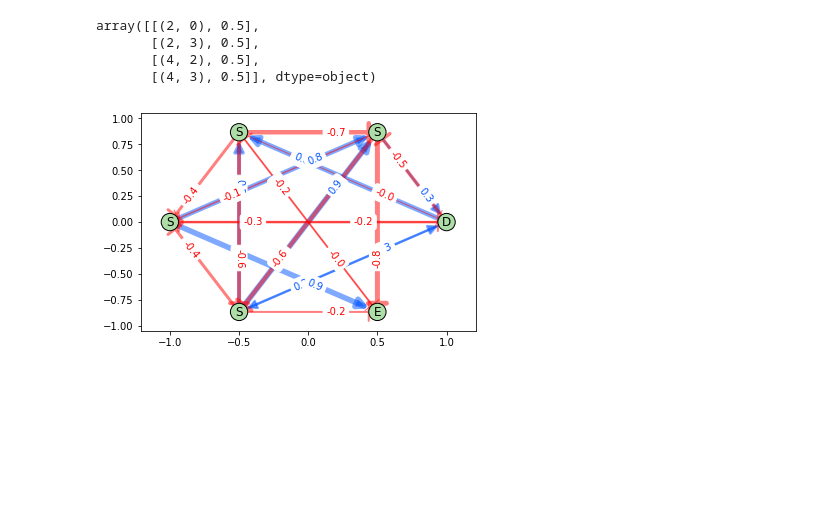
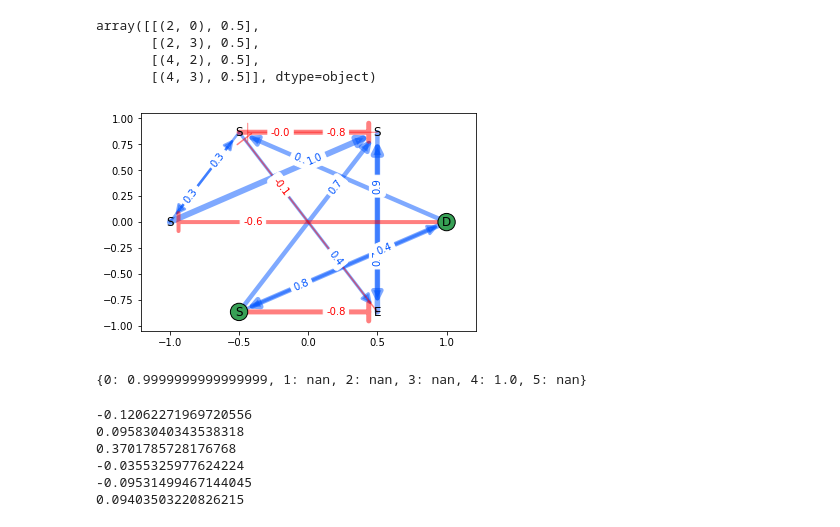
Before and after one commit to Ngort/CS166, a Jupyter notebook: Final project/MS_Immune_Network_Evolution.ipynb, the cells around one changed output. Drawn from its saved outputs; the diff is of its cells as text; code cells hidden in the pictures; blank space fills up the shorter version.

```diff
--- a/Final project/MS_Immune_Network_Evolution.ipynb
+++ b/Final project/MS_Immune_Network_Evolution.ipynb
@@ -7,9 +9,9 @@ import matplotlib
 
 class Host:
     def __init__(self):
-        n_nodes = 6
+        self.n_nodes = 6
 
-        self.network = nx.binomial_graph(directed=True, n=n_nodes,p=0.5)
+        self.network = nx.binomial_graph(directed=True, n=self.n_nodes,p=0.5)
 
         for node in self.network.nodes:
             self.network.nodes[node]['active'] = 0.5
@@ -22,18 +24,20 @@ class Host:
 
 
     def update(self):
-        temp = self.network
+        network_copy = deepcopy(self.network)
 
         for node in self.network.nodes:
-           """
-           to do: loop over all nodes with incoming
-           links to each node, check whether they are
-           positive or negative, construct the variables
-           sum of kij x p*j and sum of lij x p*j
+            dP = 0
+            for n in self.network.predecessors(n=node):
+                weight = nx.get_edge_attributes(self.network,'weight')[(n,node)]
+                if weight > 0:
+                    dP += (1-self.network.node[node]['active'])*weight*self.network.node[n]['active']
+                else:
+                    dP += self.network.node[node]['active']*weight*self.network.node[n]['active']
 
-           """
+            network_copy.node[node]['active'] += dP
 
-           pass
+        self.network = network_copy
 
 
     def fitness(self):
@@ -71,7 +75,12 @@ class Host:
                                pos=pos, width=[5*abs(w)+1 for w in negative_weights], arrowsize=30, edge_color = '#FF0000',
                                 alpha=0.6, arrowstyle=matplotlib.patches.ArrowStyle("|-|",widthA=0, widthB=0.3))
 
-        letters = ['D']+(self.network.number_of_nodes()-2)*['S']+['E']
+        if n_nodes == self.network.number_of_nodes():
+            letters = ['D']+(self.n_nodes-2)*['S']+['E']
+        else:
+            n_added_signalers = self.network.number_of_nodes() - n_nodes
+            letters = ['D']+(self.n_nodes-2)*['S']+['E'] + n_added_signalers*['S']
+
         labels = dict(zip(self.network.nodes,letters))
 
         nx.draw_networkx_labels(self.network, pos=pos,
@@ -231,4 +238,40 @@ net = Host()
-# %%
-net.visualize()
-# %% [output]
-[figure, removed]
+# %%
+net = Host()
+for _ in range(1000):
+    net.update()
+
+net.visualize()
+
+nx.get_node_attributes(net.network,'active')
+# %% [output]
+[figure, added]
+{0: 0.9999999999999999, 1: nan, 2: nan, 3: nan, 4: 1.0, 5: nan}
+# %%
+network_copy = deepcopy(self.network)
+
+for node in self.network.nodes:
+    dP = 0
+    for n in self.network.predecessors(n=node):
+        weight = nx.get_edge_attributes(self.network,'weight')[(n,node)]
+        if weight > 0:
+            dP += (1-self.network.node[node]['active'])*weight*self.network.node[n]['active']
+        else:
+            dP += self.network.node[node]['active']*weight*self.network.node[n]['active']
+
+    network_copy.node[node]['active'] += dP
+
+self.network = network_copy
+    #self.network.node[node]['active'] += dP
+
+
+    #print(n)
+    #print(nx.get_edge_attributes(self.network,'weight')[(n,5)])
+
+#self.network.s
+# %% [output]
+-0.12062271969720556
+0.09583040343538318
+0.3701785728176768
+-0.0355325977624224
+-0.09531499467144045
+0.09403503220826215
```
Also changed, not shown: parts of 3 cells of this notebook.
